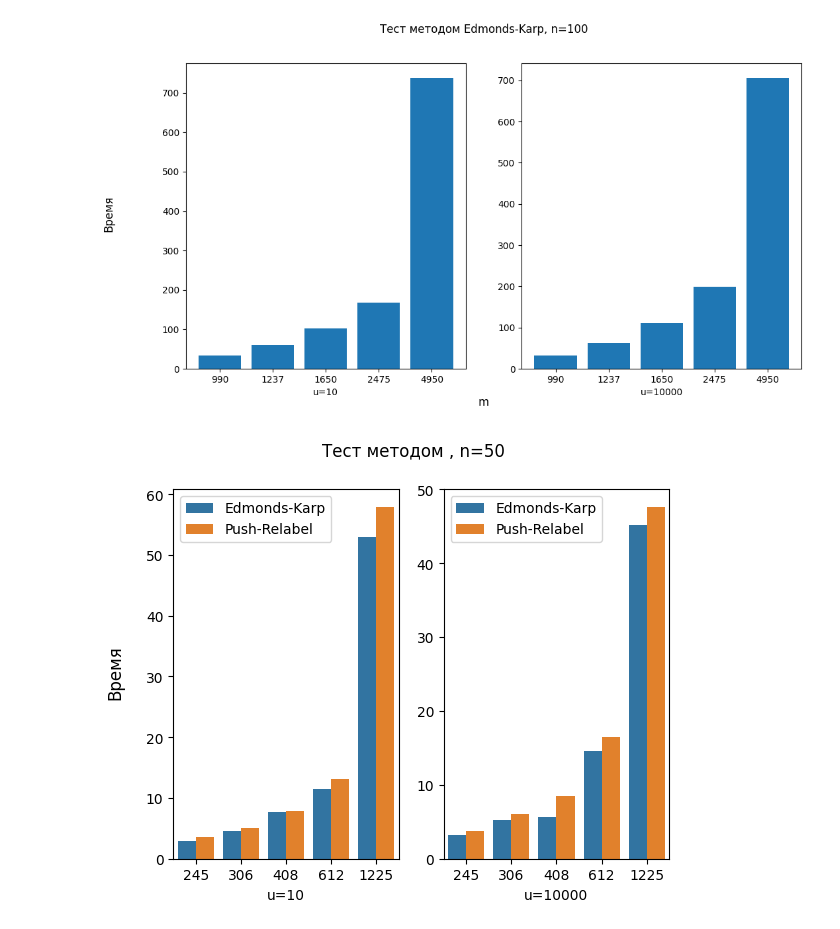
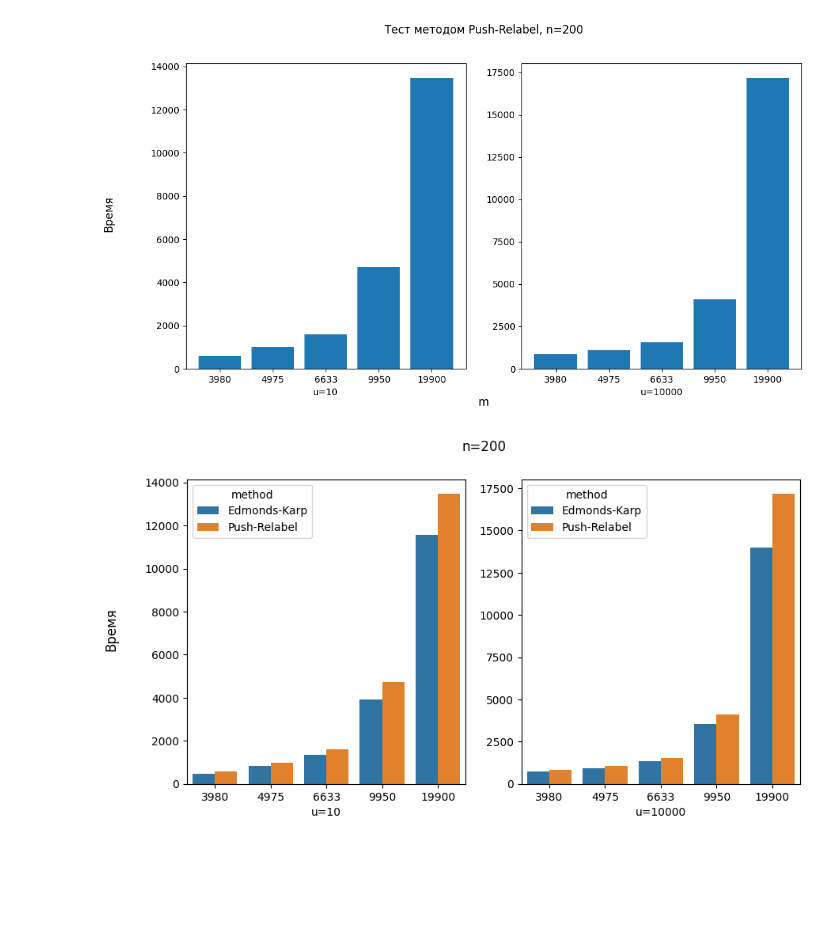
Before and after one commit to asavershin/graphs, a Jupyter notebook: visualization.ipynb, the cells around one changed output. Cells and saved outputs as stored; diff of their text form; code cells hidden in the pictures; blank space fills up the shorter version.

```diff
--- a/visualization.ipynb
+++ b/visualization.ipynb
@@ -47,15 +47,14 @@ def draw_from_file(filename: str):
 
     plt.show()
 # %%
-draw_from_file('test_results/test_100_ek.txt')
+draw_from_file('test_results/test_200_pl.txt')
 # %% [output]
-[figure, old version]
+[figure, new version]
 # %%
 def draw_comparison(filename1: str, filename2: str):
     """
     Первый аргумент Edmond-Karp, второй аргумент - Push Relabel
     """
-    method = ''
     if not filename1.endswith('ek.txt') and filename2.endswith('pr.txt'):
         print('Первый аргумент - файл Edmond-Karp, второй - Push-Relabel')
         return
@@ -121,16 +120,16 @@ def draw_comparison(filename1: str, filename2: str):
         data_10000['time'].append(pr_10000[key])
         data_10000['method'].append('Push-Relabel')
 
-    fig, axes = plt.subplots(nrows=1, ncols=2)
+    fig, axes = plt.subplots(nrows=1, ncols=2, figsize=(10, 5))
 
 
     g = sns.barplot(data=data_10, x='m', y='time', hue='method',ax=axes[0])
     g1 = sns.barplot(data=data_10000, x='m', y='time', hue='method',ax=axes[1])
     g.set(xlabel='u=10', ylabel=None)
     g1.set(xlabel='u=10000', ylabel=None)
-    fig.suptitle(f"Тест методом {method}, n={n}")
+    fig.suptitle(f"n={n}")
     fig.supylabel('Время')
 # %%
-draw_comparison('test_results/test_50_ek.txt', 'test_results/test_50_pl.txt')
+draw_comparison('test_results/test_200_ek.txt', 'test_results/test_200_pl.txt')
 # %% [output]
-[figure, old version]
+[figure, new version]
```
Also changed, not shown: parts of 1 cell of this notebook, 3 other files.
